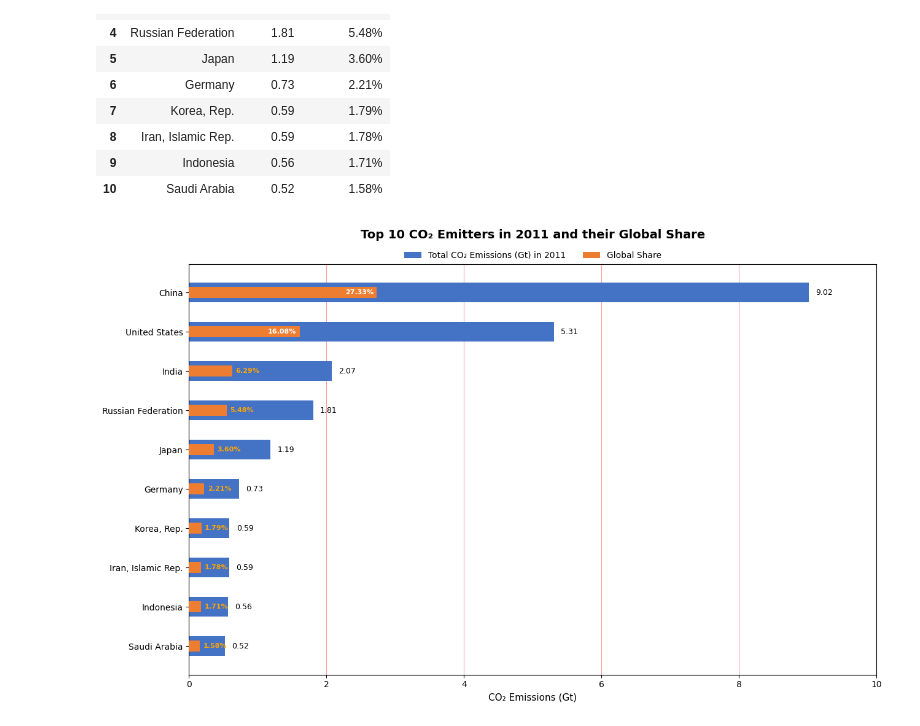
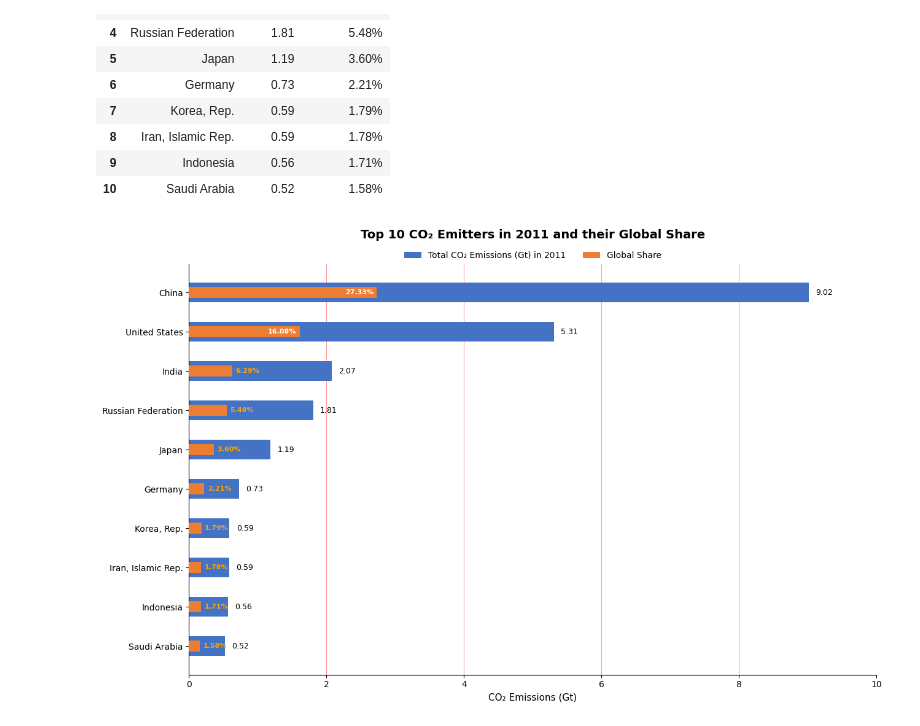
Before and after one commit to sanaullah525/Global-CO2-Emissions-Data-Analysis-Project, a Jupyter notebook: datapr.ipynb, the cells around one changed output. Saved outputs shown, nothing was run; the diff lists cells and outputs as text; code cells hidden in the pictures.

Commit message:
Removing the unnecessary spines from the chart.

```diff
--- a/datapr.ipynb
+++ b/datapr.ipynb
@@ -678,32 +678,34 @@ for i, (bar1, bar2, share) in enumerate(zip(bars1, bars2, bc['Global Share'])):
 
     # Orange bar label - inside if bar is wide enough, otherwise outside
     if width2 > 0.8:  # Wide bars - text inside
         ax.text(width2 - 0.05, bar2.get_y() + bar2.get_height()/2, share,
                 va='center', ha='right', fontsize=8, color='white', fontweight='bold')
     else:  # Narrow bars - text outside to the right
         ax.text(width2 + 0.05, bar2.get_y() + bar2.get_height()/2, share,
                 va='center', ha='left', fontsize=8, color='orange', fontweight='bold')
 
 # Customizing axes
 ax.set_xlabel('CO₂ Emissions (Gt)', fontsize=11)
 ax.set_title('Top 10 CO₂ Emitters in 2011 and their Global Share',
              fontsize=14, fontweight='bold', pad=30)
 ax.set_yticks(y)
 ax.set_yticklabels(countries, fontsize=10)
 ax.set_xlim(0, 10)
 ax.invert_yaxis()
 
 # Gridlines in the chart.
 ax.xaxis.grid(True, linestyle='-', alpha=0.4, color='red', zorder=1)
 ax.set_axisbelow(True)
 
 # Adding legend below the title.
 ax.legend(loc='upper center', bbox_to_anchor=(0.5, 1.05), ncol=2, frameon=False, fontsize=10)
 
-
+# Removing spines from the figure.
+ax.spines['top'].set_visible(False)
+ax.spines['right'].set_visible(False)
 
 # Adjusting spaces between elements.
 plt.tight_layout()
 plt.show()
 # %% [output]
-[figure, old version]
+[figure, new version]
```
